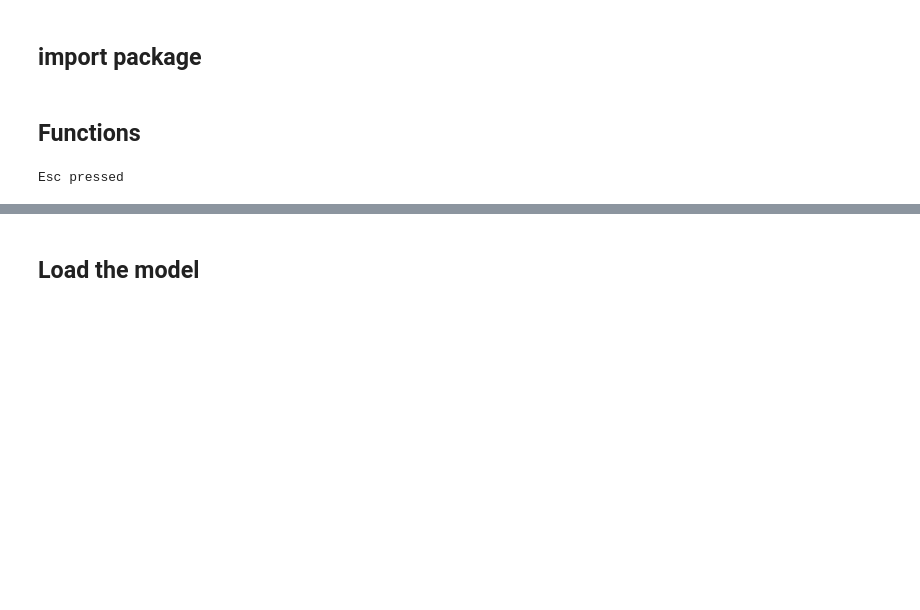
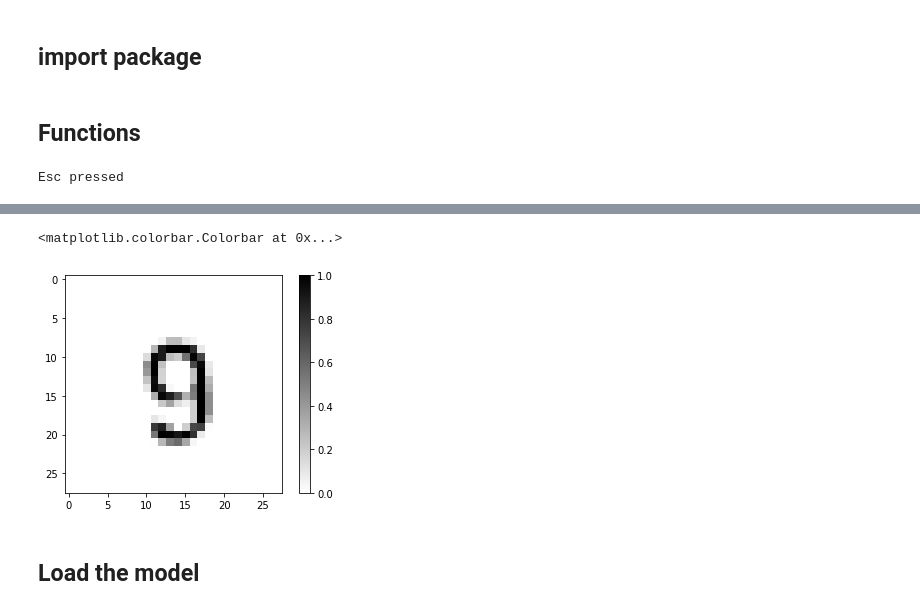
Before and after one commit to Kernivel/sudoku_solver, a Jupyter notebook: OpenCV Sudoku.ipynb, the cells around one changed output, grey strips where cells are left out. Saved outputs shown, nothing was run; the diff lists cells and outputs as text; code cells hidden in the pictures; blank space fills up the shorter version.

```diff
--- a/OpenCV Sudoku.ipynb
+++ b/OpenCV Sudoku.ipynb
@@ -75,17 +77,24 @@ plt.colorbar()
 # %%
 #Go through the sudoku grid
 sudoku = np.zeros((9,9),np.int8)
 allInput = []
 
 for idx,x in np.ndenumerate(sudoku):
     i = idx[0]
     j = idx[1]
     cellImage = flatImageTresh[i*100+5:i*100+90,j*100+5:j*100+90]
     cellImageBlurred = cv2.GaussianBlur(cellImage,(3,3),2)
     cellImageInput = cv2.resize(cellImageBlurred,(28,28))
     input = np.asarray(cellImageInput,dtype=np.float32)
     inputNormalized = input/255.0
+    #inputNormalized = tf.keras.utils.normalize(input)
+
     allInput.append(inputNormalized)
+plt.imshow(allInput[7],cmap='binary')
+plt.colorbar()
+# %% [output]
+<matplotlib.colorbar.Colorbar at 0x...>
+[figure, added]
 # %% [markdown]
 ## Load the model
 # %%
```
Also changed, not shown: parts of 3 cells of this notebook, 11 other files.
